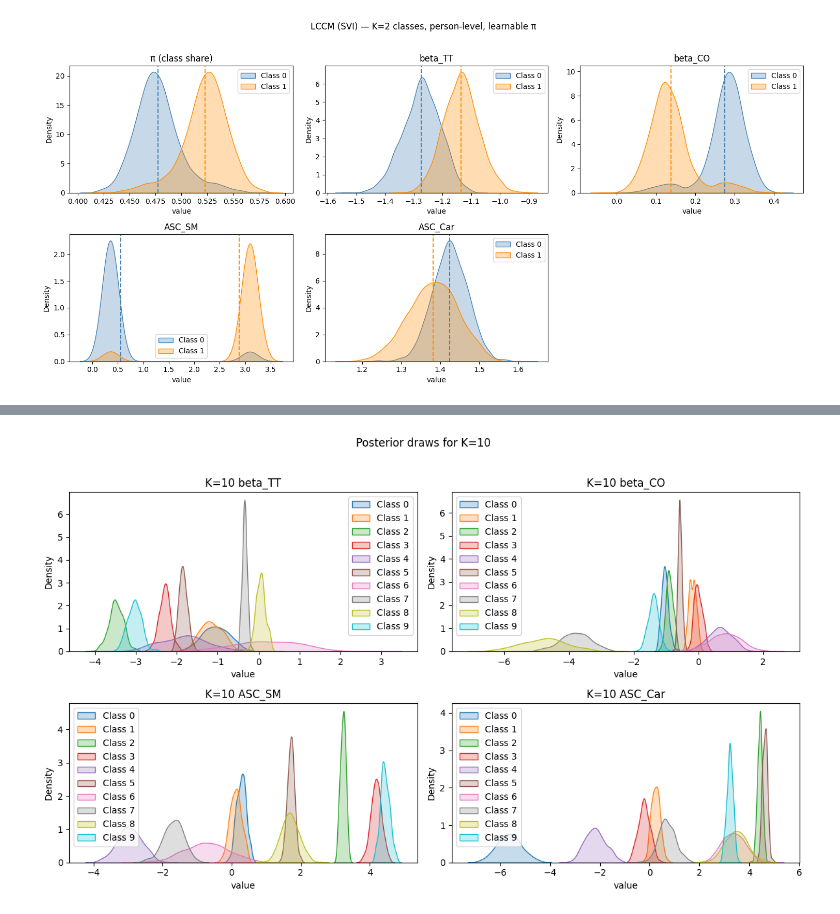
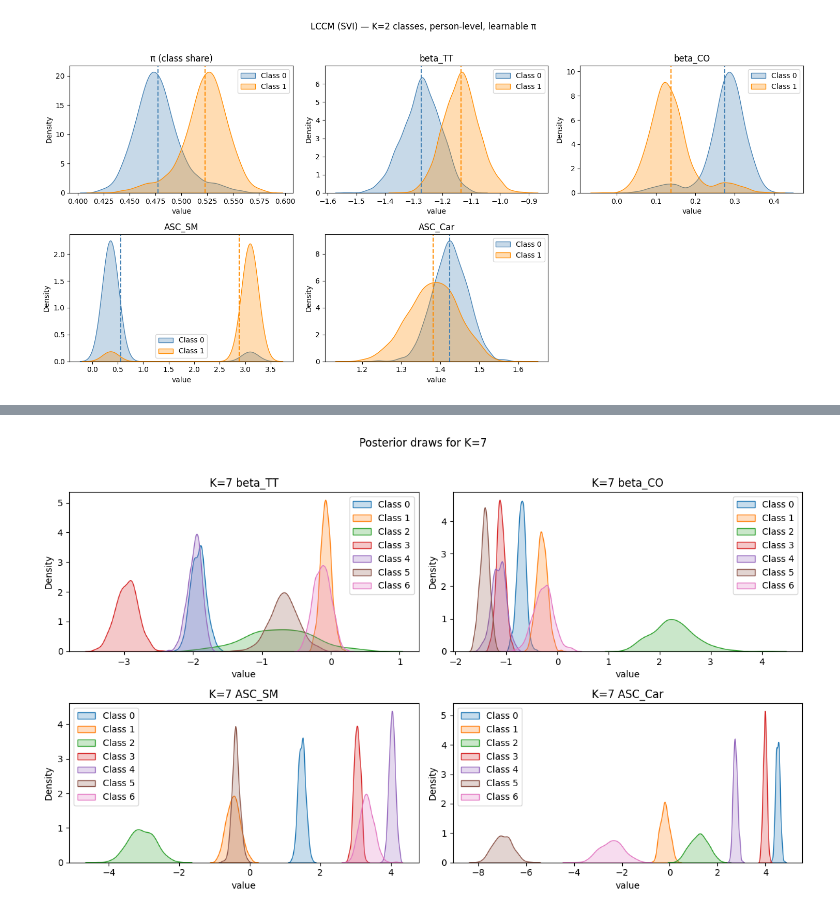
Before and after one commit to ivan-fan-dk/MBMLProject, a Jupyter notebook: choice_model.ipynb, the cells around one changed output, grey strips where cells are left out. Cells and saved outputs as stored; diff of their text form; code cells hidden in the pictures.

```diff
--- a/choice_model.ipynb
+++ b/choice_model.ipynb
@@ -942,28 +924,28 @@ Best test predictive LL: K=10 (test_pred_ll=-1304.26)
 # %%
-K_plot = 10  # change this to 2, 3, 4, 5, 6, or 7 and rerun the cell
+K_plot = 7
 draws = posterior_draws_by_k[K_plot]
 beta_s_plot = draws['beta_s']
 asc_s_plot = draws['asc_s']
 
 # Plot posterior draws for the selected K
 fig, axes = plt.subplots(2, 2, figsize=(12, 7))
 axes = axes.ravel()
 plot_specs = [
     ('beta_TT', beta_s_plot[:, :, 0].detach().numpy()),
     ('beta_CO', beta_s_plot[:, :, 1].detach().numpy()),
     ('ASC_SM', asc_s_plot[:, :, 0].detach().numpy()),
     ('ASC_Car', asc_s_plot[:, :, 1].detach().numpy()),
 ]
 
 for ax, (title, draws) in zip(axes, plot_specs):
     for k in range(draws.shape[1]):
         sns.kdeplot(draws[:, k], ax=ax, fill=True, alpha=0.25, label=f'Class {k}')
     ax.set_title(f'K={K_plot} {title}')
     ax.set_xlabel('value')
     ax.legend()
 
 plt.suptitle(f'Posterior draws for K={K_plot}', y=1.02)
 plt.tight_layout()
 plt.show()
 # %% [output]
-[figure, old version]
+[figure, new version]
```
Also changed, not shown: parts of 3 cells of this notebook.
